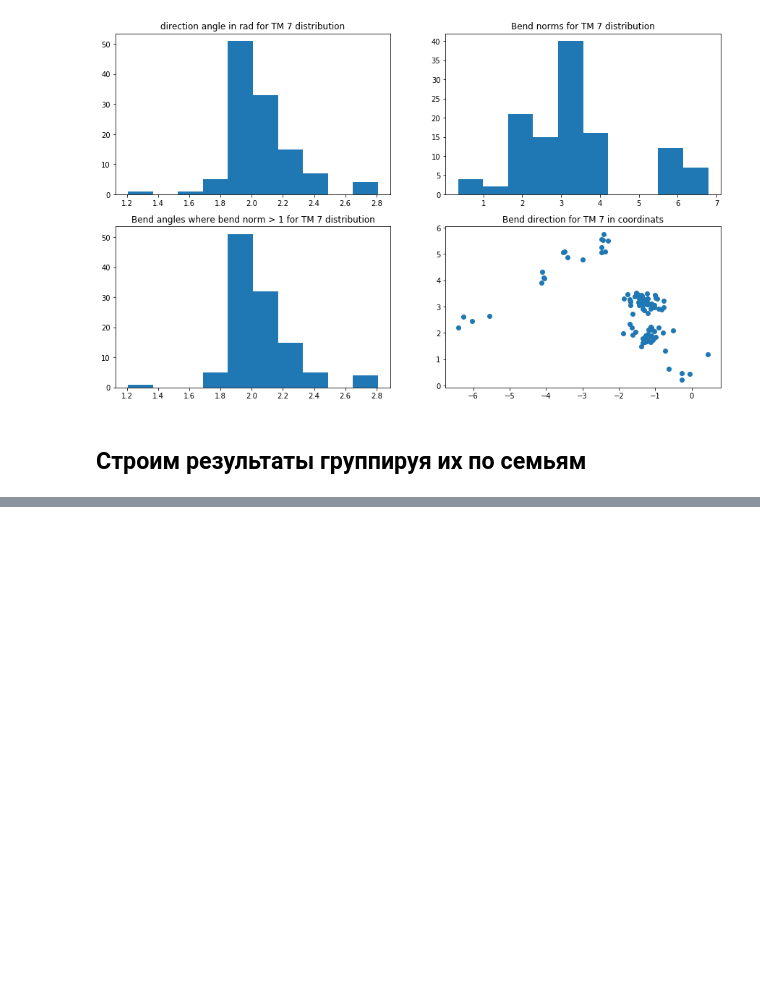
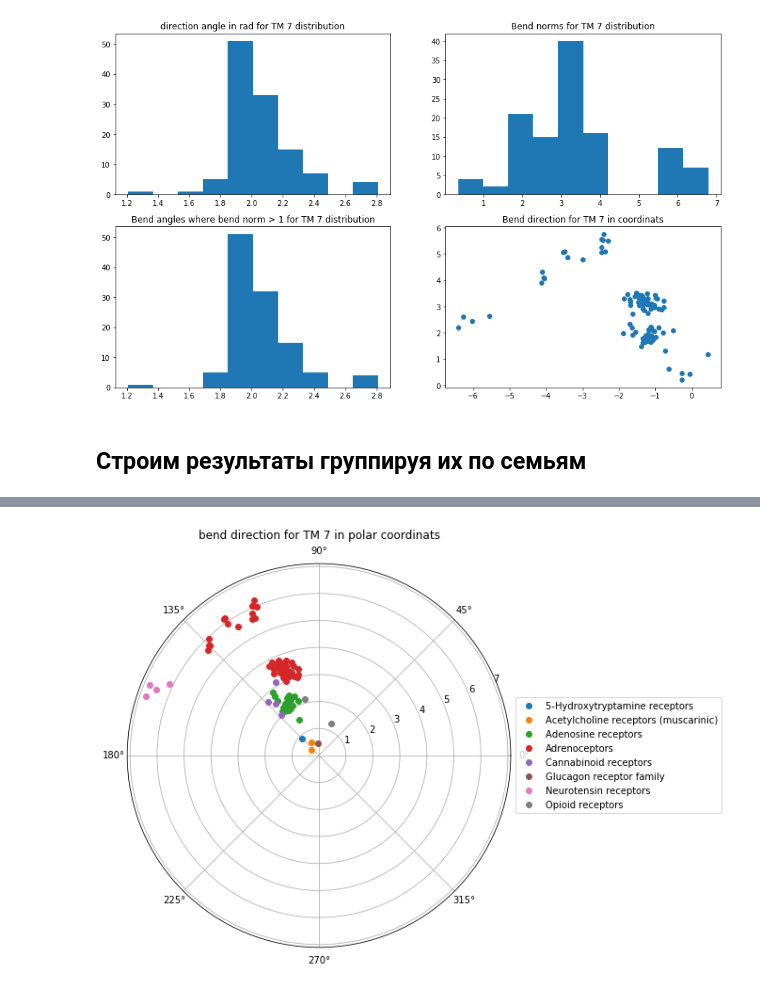
Before and after one commit to andrii-kurdiuk/GPCRSampling, a Jupyter notebook: DataAnalysis/directions_analysis.ipynb, the cells around one changed output, grey strips where cells are left out. Drawn from its saved outputs; the diff is of its cells as text; code cells hidden in the pictures; blank space fills up the shorter version.

```diff
--- a/DataAnalysis/directions_analysis.ipynb
+++ b/DataAnalysis/directions_analysis.ipynb
@@ -225,0 +274,6 @@ data.to_csv('GPCR-TM-table-directions.csv', sep=',', index_label='index')
+# %%
+tm = 7
+plot_family_radar(tm)
+pylab.savefig('radar_TM' + str(tm) + '.png', dpi=300)
+# %% [output]
+[figure, added]
```
Also changed, not shown: parts of 4 cells of this notebook.
